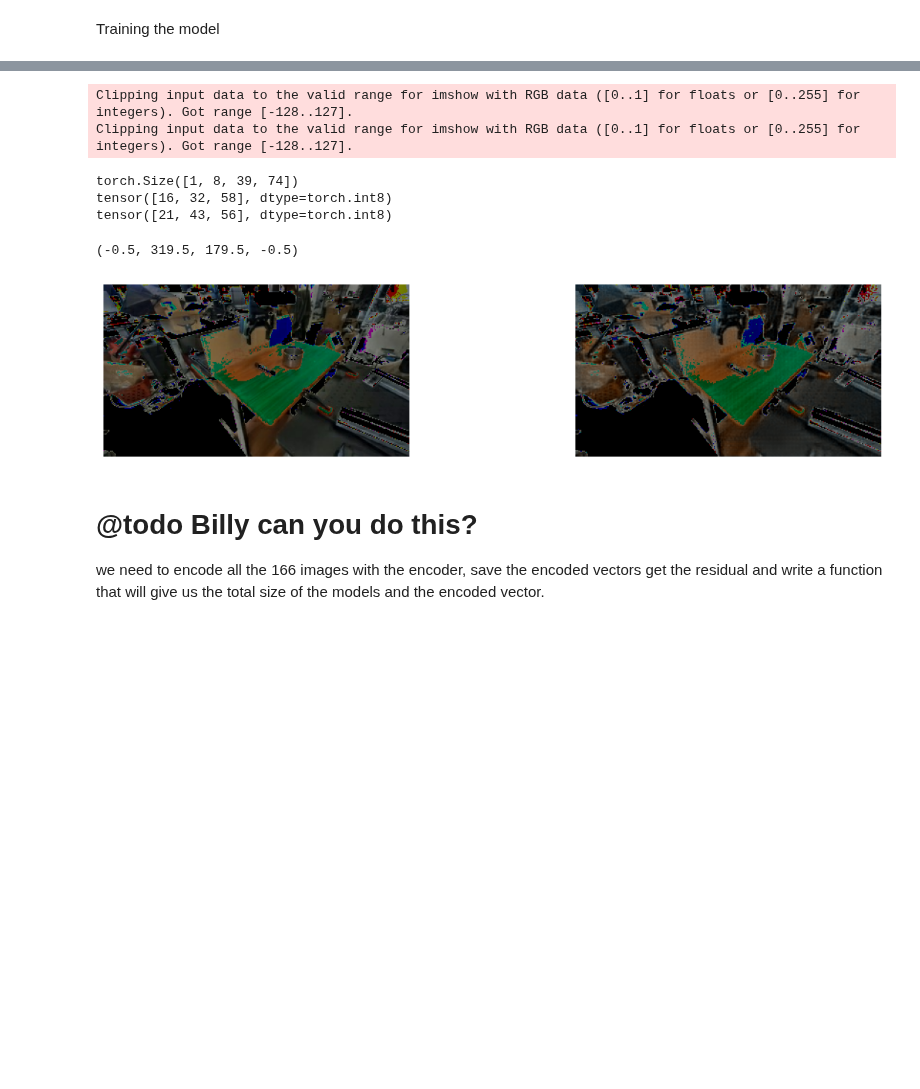
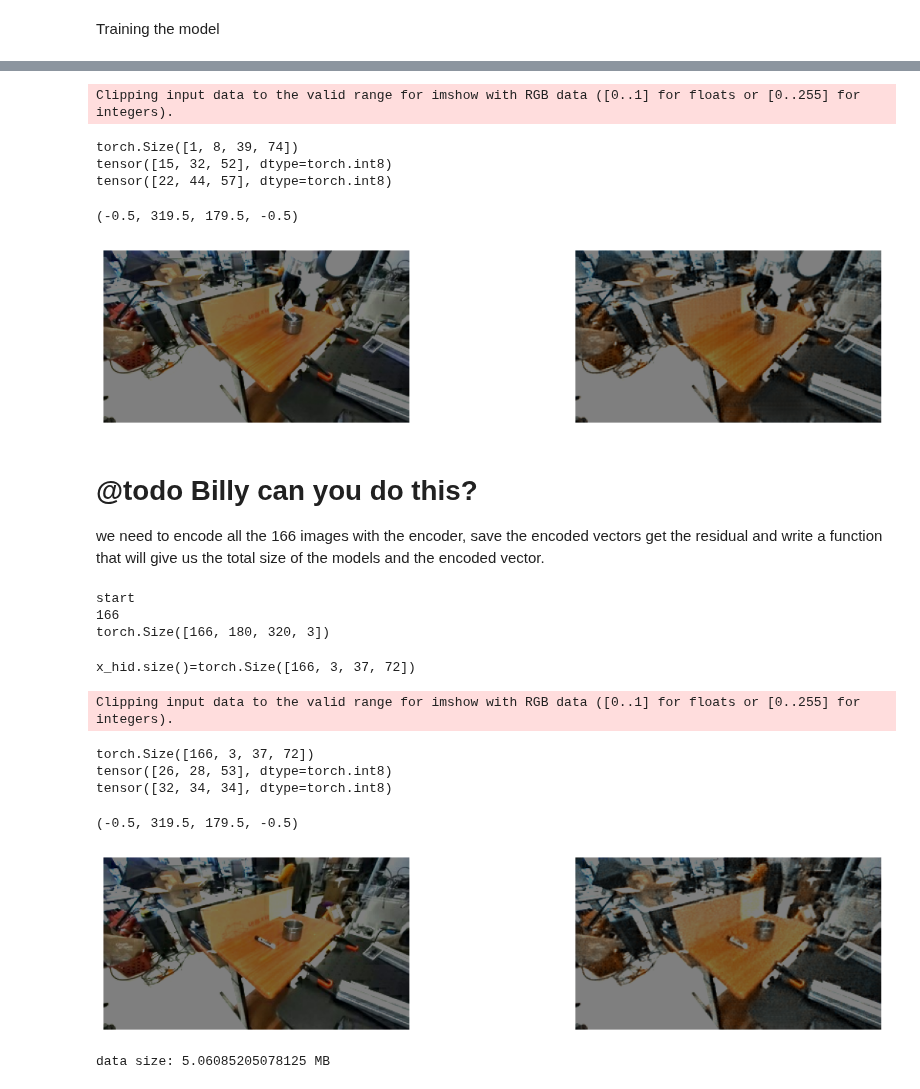
Before and after one commit to suman1209/robotics_dataset_compression, a Jupyter notebook: research/autoencoder.ipynb, the cells around one changed output, grey strips where cells are left out. Cells and saved outputs as stored; diff of their text form; code cells hidden in the pictures; blank space fills up the shorter version.

Commit message:
updated the new weight and new model structure

```diff
--- a/research/autoencoder.ipynb
+++ b/research/autoencoder.ipynb
@@ -77,4 +77,8 @@ import torch.optim as optim
 import torchvision
 import torchvision.transforms as transforms
 import math
-from autoencoder import CNNAutoencoder
+from autoencoder import CNNAutoencoder, OriginalDataset
+
+original_dataset = OriginalDataset('../datasets/droid_100_sample_pictures')
+len_ = (original_dataset.__len__())
+print(len_)
@@ -82,5 +88,5 @@ from autoencoder import CNNAutoencoder
 Training the model
 # %%
 model = CNNAutoencoder()
-model.fit(original_dataset, checkpoint="../checkpoints/autoencoder_28000.pt")
+model.fit(original_dataset)
 # %% [output]
@@ -119,13 +125,63 @@ axes[0].axis('off')
 axes[1].imshow(denorm_value(reconstructed.squeeze()))
 axes[1].axis('off')
 # %% [output]
-Clipping input data to the valid range for imshow with RGB data ([0..1] for floats or [0..255] for integers). Got range [-128..127].
-Clipping input data to the valid range for imshow with RGB data ([0..1] for floats or [0..255] for integers). Got range [-128..127].
+Clipping input data to the valid range for imshow with RGB data ([0..1] for floats or [0..255] for integers).
 torch.Size([1, 8, 39, 74])
-tensor([16, 32, 58], dtype=torch.int8)
-tensor([21, 43, 56], dtype=torch.int8)
+tensor([15, 32, 52], dtype=torch.int8)
+tensor([22, 44, 57], dtype=torch.int8)
 (-0.5, 319.5, 179.5, -0.5)
-[figure, old version]
+[figure, new version]
 # %% [markdown]
 # @todo Billy can you do this?
 we need to encode all the 166 images with the encoder, save the encoded vectors get the residual and write a function that will give us the total size of the models and the encoded vector.
+# %%
+import sys
+sys.path.insert(1, '../')
+from autoencoder import load_model, denorm_value, norm_value
+from utils.dataset_utils import OriginalDataset
+import matplotlib.pyplot as plt
+import torch
+import numpy as np
+
+model = load_model(checkpoint="../checkpoints/autoencoder_4000-3-7-7-3-16-32-3-0.0013437.pt")
+# model = load_model(checkpoint="../checkpoints/lowest_loss_ae.pt")
+original_dataset = OriginalDataset('../datasets/droid_100_sample_pictures')
+len_ = (original_dataset.__len__())
+print("start")
+all_images = []
+for i in range(len_):
+    img_org = original_dataset[i]
+    all_images.append(img_org)
+print(len(all_images))
+all_images = torch.tensor(all_images, dtype=torch.float)
+print(all_images.shape)
+all_images = norm_value(all_images)
+with torch.no_grad():
+    reconstructed, feature = model.test(all_images.permute(0, 3, 1, 2))
+    reconstructed = reconstructed.permute(0, 2, 3, 1)
+print(feature.shape)
+# print(img_org[0][0])
+print(denorm_value(all_images[0][0][0]))
+print(denorm_value(reconstructed[0][0][0]))
+fig, axes = plt.subplots(1, 2, figsize=(15, 3))
+axes[0].imshow(denorm_value(all_images[0].squeeze()))
+axes[0].axis('off')
+axes[1].imshow(denorm_value(reconstructed[0].squeeze()))
+axes[1].axis('off')
+# %% [output]
+start
+166
+torch.Size([166, 180, 320, 3])
+x_hid.size()=torch.Size([166, 3, 37, 72])
+Clipping input data to the valid range for imshow with RGB data ([0..1] for floats or [0..255] for integers).
+torch.Size([166, 3, 37, 72])
+tensor([26, 28, 53], dtype=torch.int8)
+tensor([32, 34, 34], dtype=torch.int8)
+(-0.5, 319.5, 179.5, -0.5)
+[figure, added]
+# %%
+i, h, w, c = feature.shape
+feature_pixel_channel = i * h * w * c
+print(f"data size: {feature_pixel_channel * 4 / 1024 / 1024} MB")
+# %% [output]
+data size: 5.06085205078125 MB
```
Also changed, not shown: parts of 7 cells of this notebook, 2 other files.
